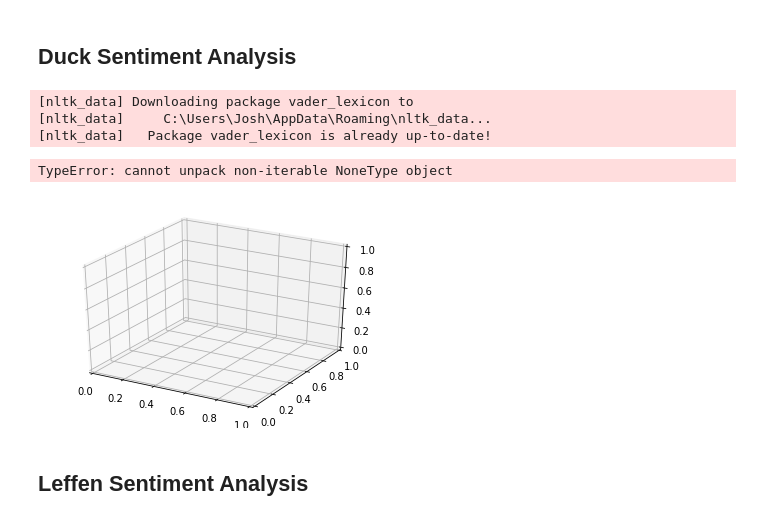
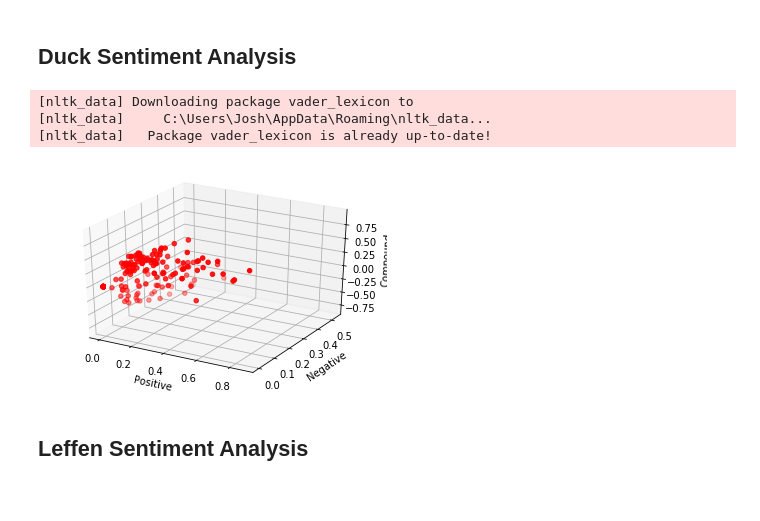
Before and after one commit to ProtoCross/twitter-mining, a Jupyter notebook: ryal_project1.ipynb, the cells around one changed output. Saved outputs shown, nothing was run; the diff lists cells and outputs as text; code cells hidden in the pictures.

```diff
--- a/ryal_project1.ipynb
+++ b/ryal_project1.ipynb
@@ -159,38 +159,39 @@ plt.show()
 # %% [markdown]
 ## Duck Sentiment Analysis
 # %%
+import pickle
 from mpl_toolkits.mplot3d import Axes3D
 import matplotlib.pyplot as plt
 import nltk
 nltk.download('vader_lexicon')
 
 from nltk.sentiment.vader import SentimentIntensityAnalyzer
 analyzer = SentimentIntensityAnalyzer()
 
 with open('duck.pkl', 'rb') as x:
     duck = pickle.load(x)
 
 def plottable_sentiments(tweets):
     texts = [tweet.text for tweet in tweets]
     sents = [analyzer.polarity_scores(t) for t in texts]
     pos_x = [s['pos'] for s in sents]
     neg_y = [s['neg'] for s in sents]
     comp_z = [s['compound'] for s in sents]
+    return pos_x, neg_y, comp_z
 
 fig = plt.figure()
 ax = fig.add_subplot(111, projection='3d')
 rbx, rby, rbz = plottable_sentiments(duck)
 
 ax.scatter(rbx, rby, rbz, c = 'r', marker = 'o')
 ax.set_xlabel('Positive')
 ax.set_ylabel('Negative')
 ax.set_zlabel('Compound')
 plt.show()
 # %% [output]
 [nltk_data] Downloading package vader_lexicon to
 [nltk_data]     C:\Users\Josh\AppData\Roaming\nltk_data...
 [nltk_data]   Package vader_lexicon is already up-to-date!
-TypeError: cannot unpack non-iterable NoneType object
-[figure, old version]
+[figure, new version]
 # %% [markdown]
 ## Leffen Sentiment Analysis
```
Also changed, not shown: parts of 2 cells of this notebook.
